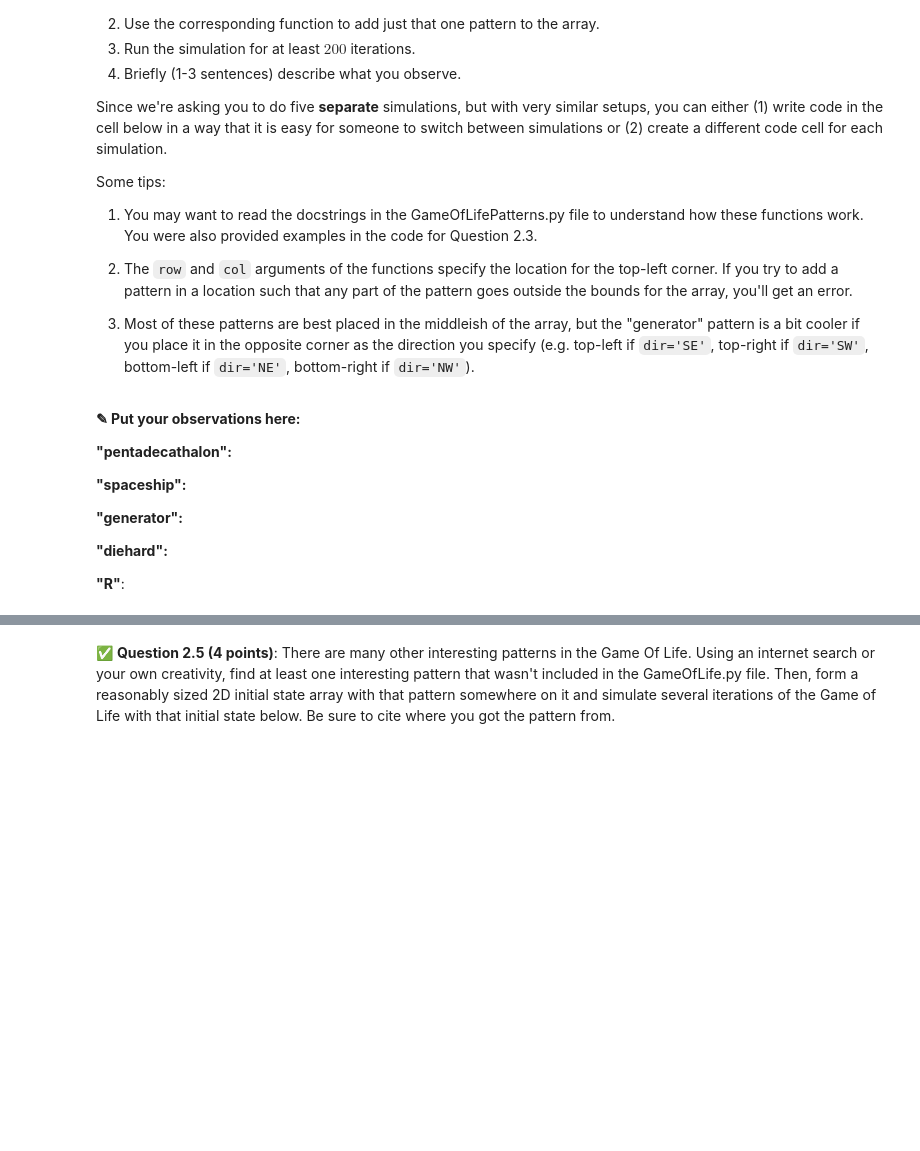
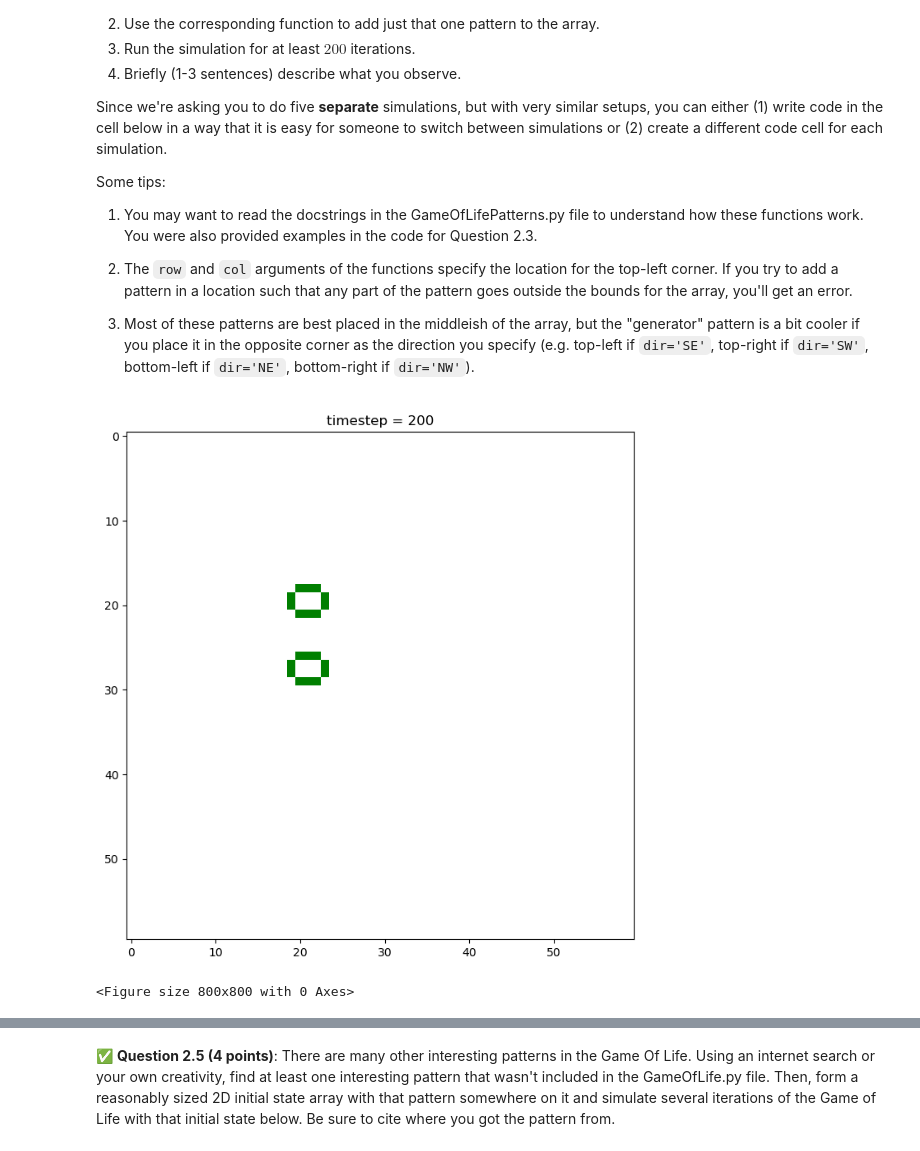
Before and after one commit to NathanZarkowsky/CMSE202-f23-turnin, a Jupyter notebook: hw-02/HW-02_ABMandGraphTheory-STUDENT.ipynb, the cells around one changed output, grey strips where cells are left out. Cells and saved outputs as stored; diff of their text form; code cells hidden in the pictures; blank space fills up the shorter version.

```diff
--- a/hw-02/HW-02_ABMandGraphTheory-STUDENT.ipynb
+++ b/hw-02/HW-02_ABMandGraphTheory-STUDENT.ipynb
@@ -261,12 +276,12 @@ Some tips:
-# %% [markdown]
-**<font size=+3>&#9998;</font> Put your observations here:**
-
-**"pentadecathalon":**
-
-**"spaceship":**
-
-**"generator":**
-
-**"diehard":**
-
-**"R"**:
+# %%
+# Put your code for Question 2.4 here
+intial_state = np.zeros((60, 60))
+intial_state = add_pentadecathalon(intial_state, 20, 20, 'vertical')
+pentadecathalon = GameOfLife(intial_state)
+fig, ax = plt.subplots(figsize=(8, 8))
+for i in range(200):
+    pentadecathalon.update()
+    pentadecathalon.draw(fig)
+# %% [output]
+[figure, added]
+<Figure size 800x800 with 0 Axes>
```
Also changed, not shown: parts of 17 cells of this notebook.
